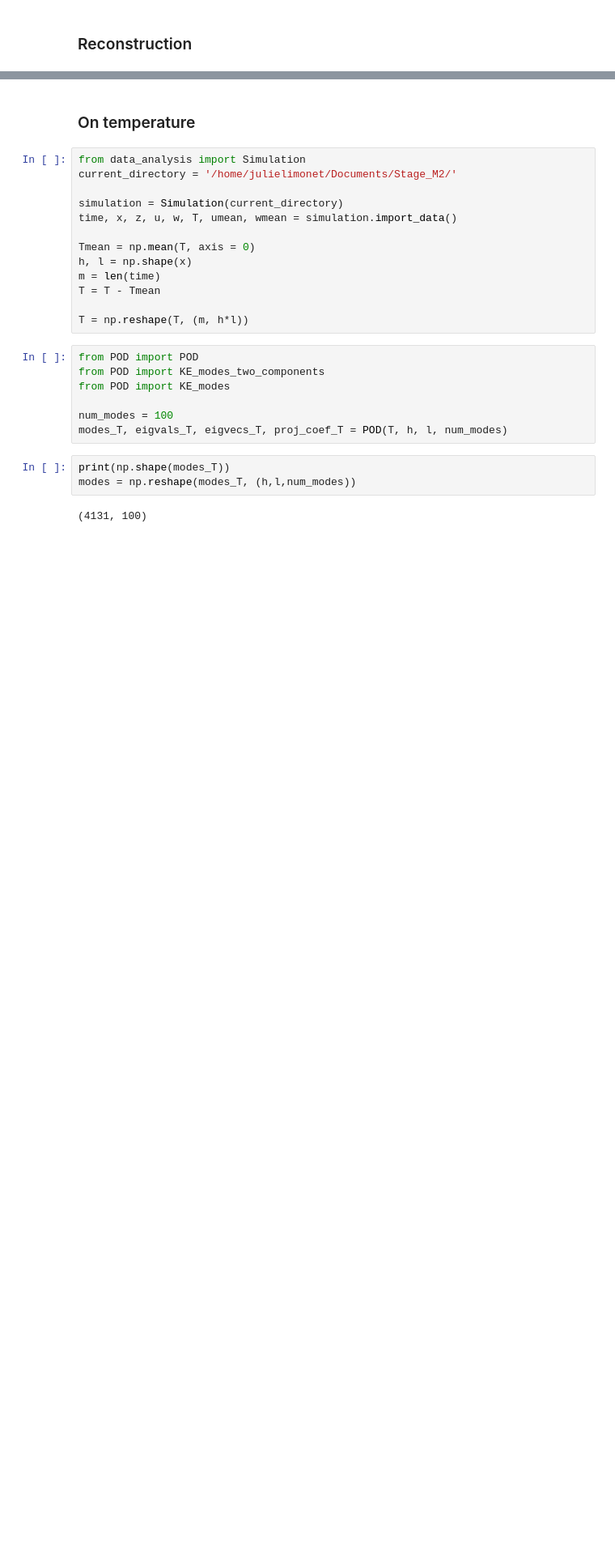
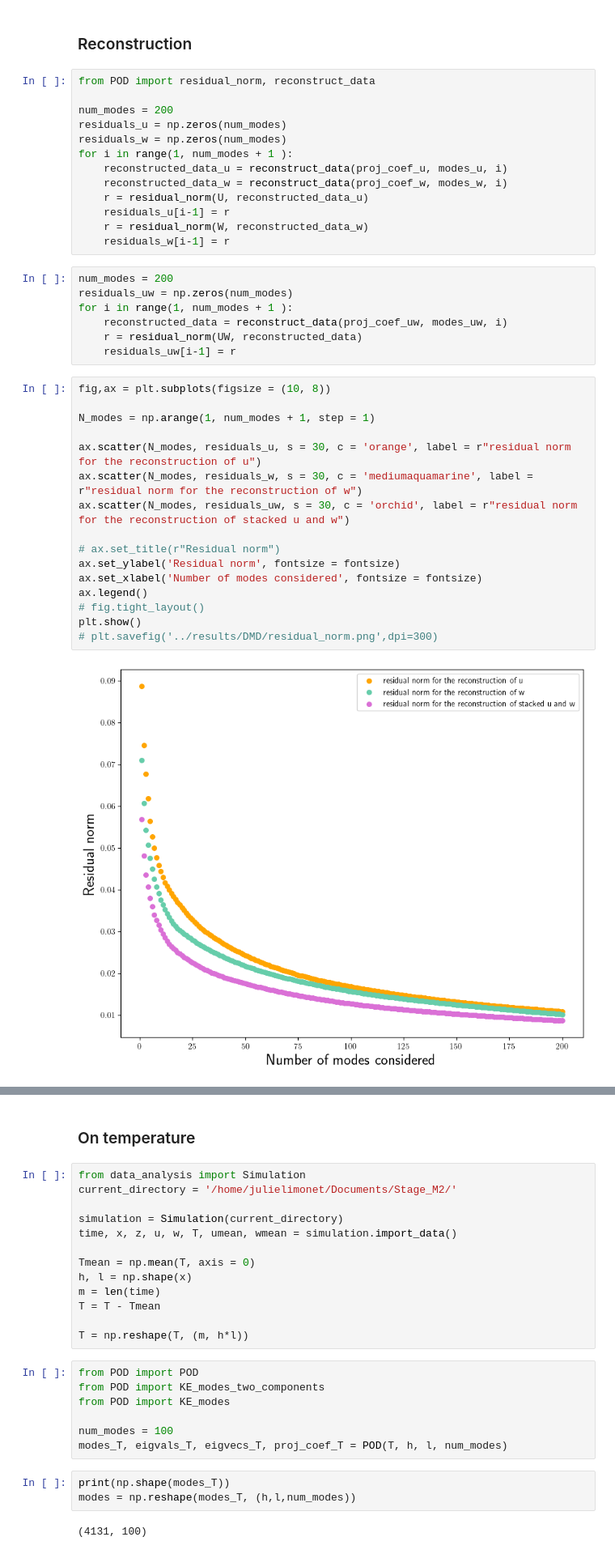
Before and after one commit to Julielmnt/Stage_M2, a Jupyter notebook: code/POD.ipynb, the cells around one changed output, grey strips where cells are left out. Shown at 81% size. Cells and saved outputs as stored; diff of their text form; blank space fills up the shorter version.

```diff
--- a/code/POD.ipynb
+++ b/code/POD.ipynb
@@ -331,2 +392,40 @@ plt.show()
 # %% [markdown]
 ### Reconstruction
+# %%
+from POD import residual_norm, reconstruct_data
+
+num_modes = 200
+residuals_u = np.zeros(num_modes)
+residuals_w = np.zeros(num_modes)
+for i in range(1, num_modes + 1 ):
+    reconstructed_data_u = reconstruct_data(proj_coef_u, modes_u, i)
+    reconstructed_data_w = reconstruct_data(proj_coef_w, modes_w, i)
+    r = residual_norm(U, reconstructed_data_u)
+    residuals_u[i-1] = r
+    r = residual_norm(W, reconstructed_data_w)
+    residuals_w[i-1] = r
+# %%
+num_modes = 200
+residuals_uw = np.zeros(num_modes)
+for i in range(1, num_modes + 1 ):
+    reconstructed_data = reconstruct_data(proj_coef_uw, modes_uw, i)
+    r = residual_norm(UW, reconstructed_data)
+    residuals_uw[i-1] = r
+# %%
+fig,ax = plt.subplots(figsize = (10, 8))
+
+N_modes = np.arange(1, num_modes + 1, step = 1)
+
+ax.scatter(N_modes, residuals_u, s = 30, c = 'orange', label = r"residual norm for the reconstruction of u")
+ax.scatter(N_modes, residuals_w, s = 30, c = 'mediumaquamarine', label = r"residual norm for the reconstruction of w")
+ax.scatter(N_modes, residuals_uw, s = 30, c = 'orchid', label = r"residual norm for the reconstruction of stacked u and w")
+
+# ax.set_title(r"Residual norm")
+ax.set_ylabel('Residual norm', fontsize = fontsize)
+ax.set_xlabel('Number of modes considered', fontsize = fontsize)
+ax.legend()
+# fig.tight_layout()
+plt.show()
+# plt.savefig('../results/DMD/residual_norm.png',dpi=300)
+# %% [output]
+[figure, added]
```
Also changed, not shown: parts of 38 cells of this notebook, 11 other files.
